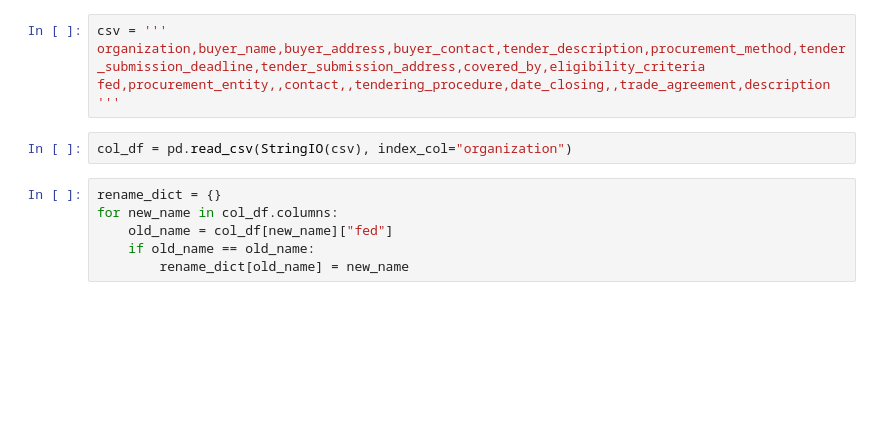
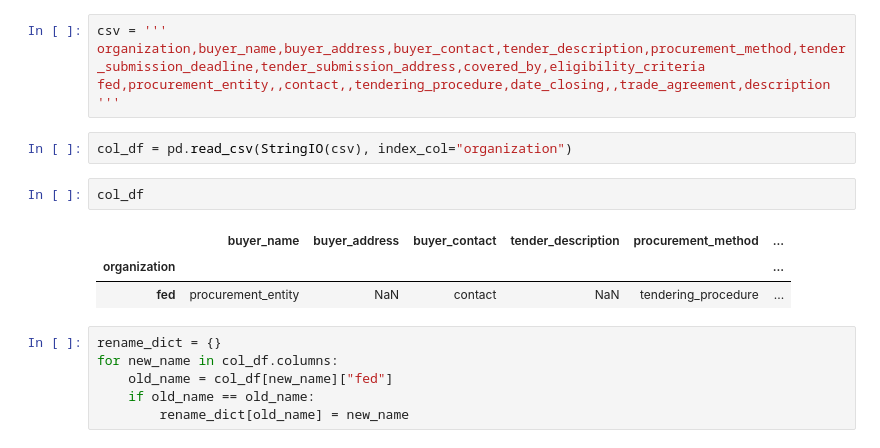
Before and after one commit to cds-snc/single-point-of-access-data, a Jupyter notebook: python/data_wrangling.ipynb, the cells around one changed output. Cells and saved outputs as stored; diff of their text form; blank space fills up the shorter version.

```diff
--- a/python/data_wrangling.ipynb
+++ b/python/data_wrangling.ipynb
@@ -14,6 +16,12 @@ fed,procurement_entity,,contact,,tendering_procedure,date_closing,,trade_agreeme
 '''
 # %%
 col_df = pd.read_csv(StringIO(csv), index_col="organization")
+# %%
+col_df
+# %% [output]
+|  | buyer_name | buyer_address | buyer_contact | tender_description | procurement_method | ... |
+| organization |  |  |  |  |  | ... |
+| fed | procurement_entity | NaN | contact | NaN | tendering_procedure | ... |
 # %%
 rename_dict = {}
 for new_name in col_df.columns:
```
Also changed, not shown: parts of 9 cells of this notebook, 2 other files.
